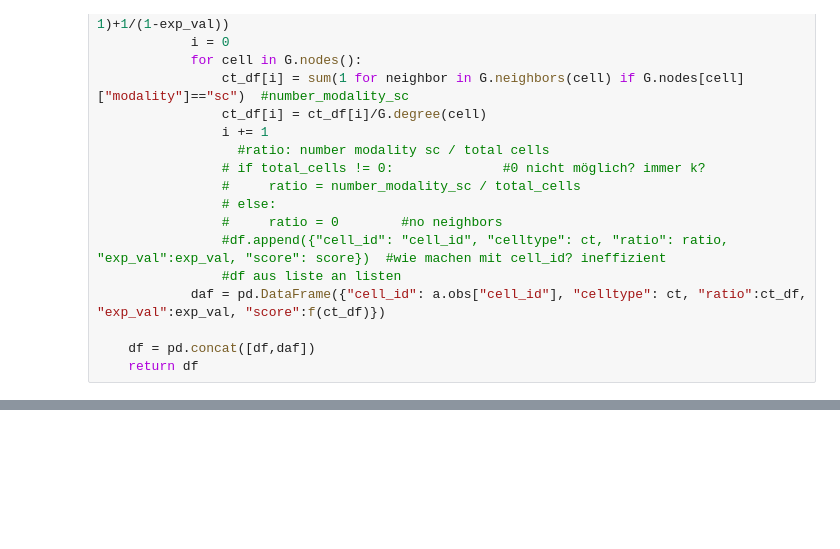
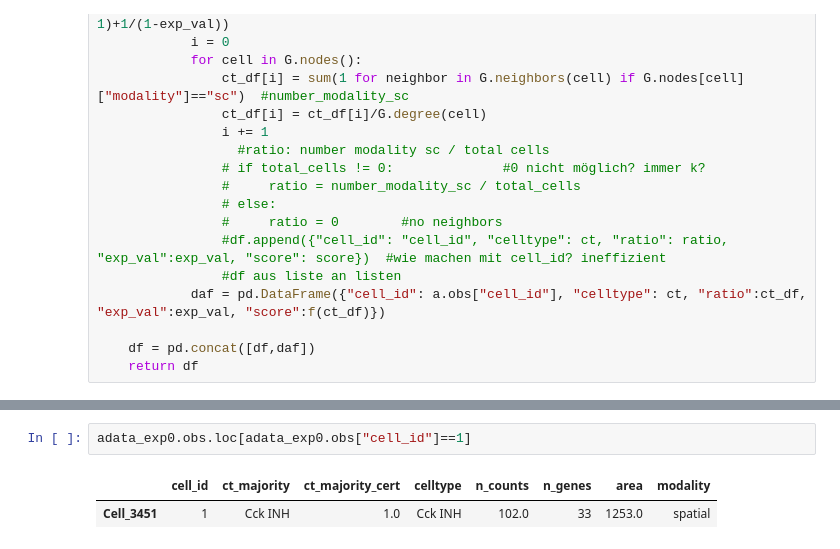
Before and after one commit to j-dichgans/my_txsim, a Jupyter notebook: coembedding_local.ipynb, the cells around one changed output, grey strips where cells are left out. Drawn from its saved outputs; the diff is of its cells as text; blank space fills up the shorter version.

```diff
--- a/coembedding_local.ipynb
+++ b/coembedding_local.ipynb
@@ -86,3 +88,8 @@ adata_Yao.obs
+# %%
+adata_exp0.obs.loc[adata_exp0.obs["cell_id"]==1]
+# %% [output]
+|  | cell_id | ct_majority | ct_majority_cert | celltype | n_counts | n_genes | area | modality |
+| Cell_3451 | 1 | Cck INH | 1.0 | Cck INH | 102.0 | 33 | 1253.0 | spatial |
 # %%
 #test get_modality_ratio_score
 get_modality_ratio_score(adata_exp0, adata_Yao)
```
Also changed, not shown: parts of 3 cells of this notebook, 1 other file.
